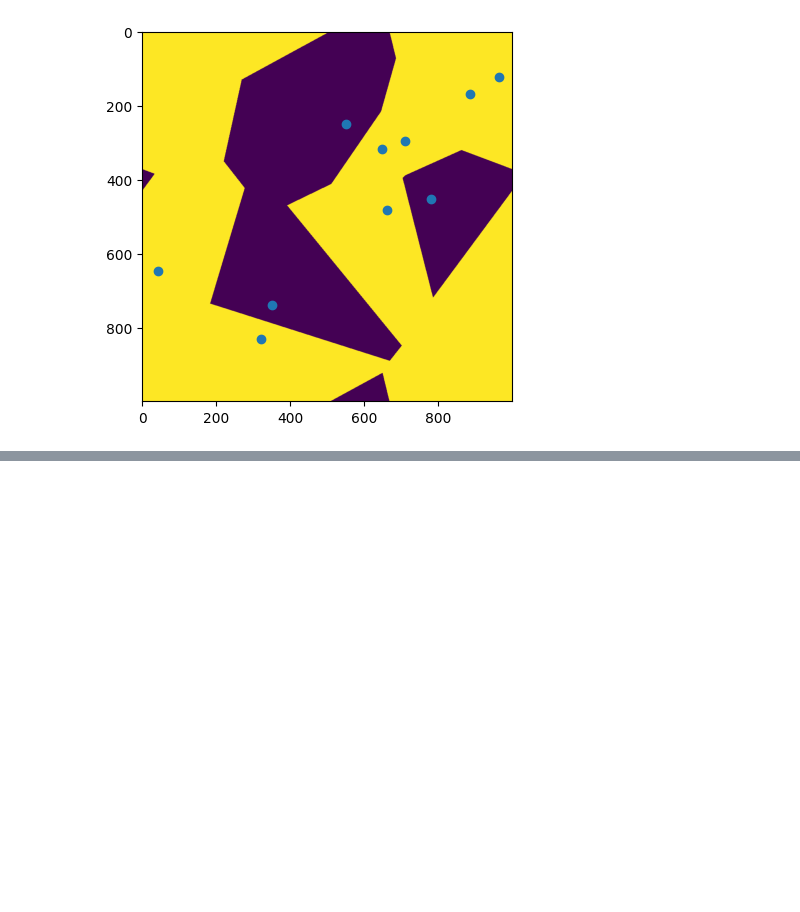
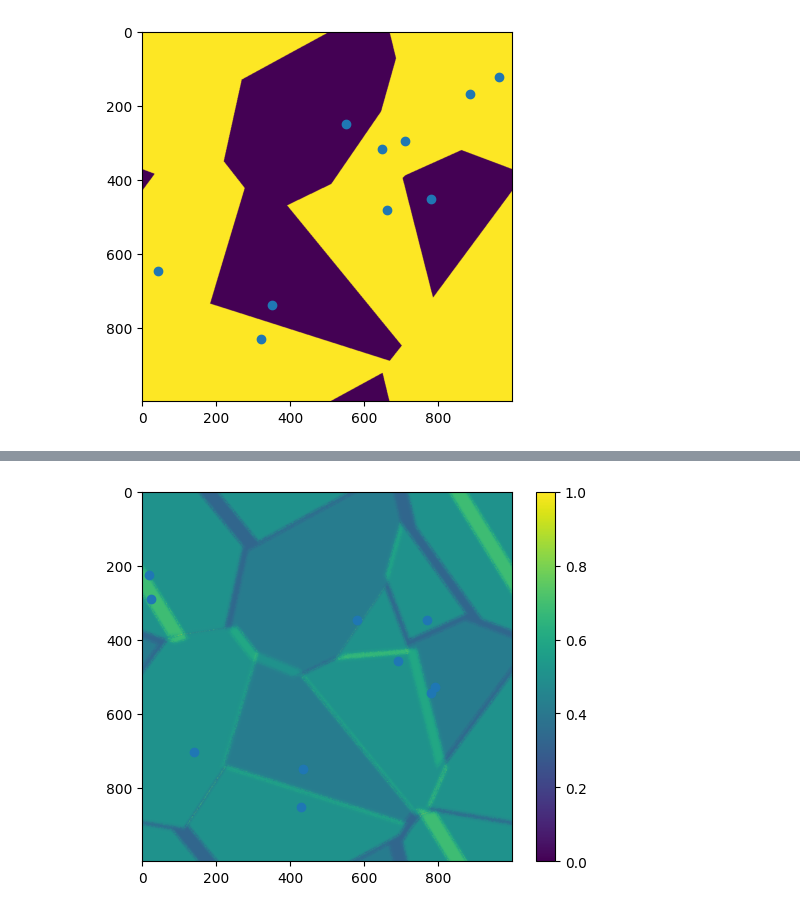
Before and after one commit to esonde/map, a Jupyter notebook: vincenzo.ipynb, the cells around one changed output, grey strips where cells are left out. Drawn from its saved outputs; the diff is of its cells as text; code cells hidden in the pictures; blank space fills up the shorter version.

```diff
--- a/vincenzo.ipynb
+++ b/vincenzo.ipynb
@@ -63,9 +65,25 @@ plt.show()
 # %%
-def smooth(hegiths, window=side/10):
+heights = np.copy(new_heights)
+
+
+def smooth(heigths=new_heights, window=side/10, iterations=10):
+    curvatures = np.zeros((side,side))
     for point in points:
-        curvature = new_heights[(points[0]-1)%side, (points[0])%side]+new_heights[(points[0]+1)%side, (points[0])%side] -2*new_heights[(points[0])%side, (points[0])%side]
-        curvature += new_heights[(points[0])%side, (points[0]-1)%side]+new_heights[(points[0])%side, (points[0]+1)%side] -2*new_heights[(points[0])%side, (points[0])%side]
-    plt.imshow(heights, cmap='viridis')
-plt.scatter(centroids.T[1], centroids.T[0])
-plt.show()
-    return _
+        x=point[0]
+        y=point[1]
+        curvature = 0
+        for i in range(iterations):
+            curvature += (new_heights[(x-i-1)%side, y]+new_heights[(x+i+1)%side, y] -2*new_heights[x, y])/(i+1)
+            curvature += (new_heights[x, (y-i-1)%side]+new_heights[x, (y+1+i)%side] -2*new_heights[x,y] )/(i+1)
+        curvatures[point[0], point[1]] = curvature
+
+        heights[point[0], point[1]] += curvature*0.3*np.random.rand()
+# %%
+smooth()
+
+plt.imshow(heights, cmap='viridis')
+plt.scatter(centroids.T[1], centroids.T[0])
+plt.colorbar()
+plt.show()
+# %% [output]
+[figure, added]
```
Also changed, not shown: parts of 2 cells of this notebook.
